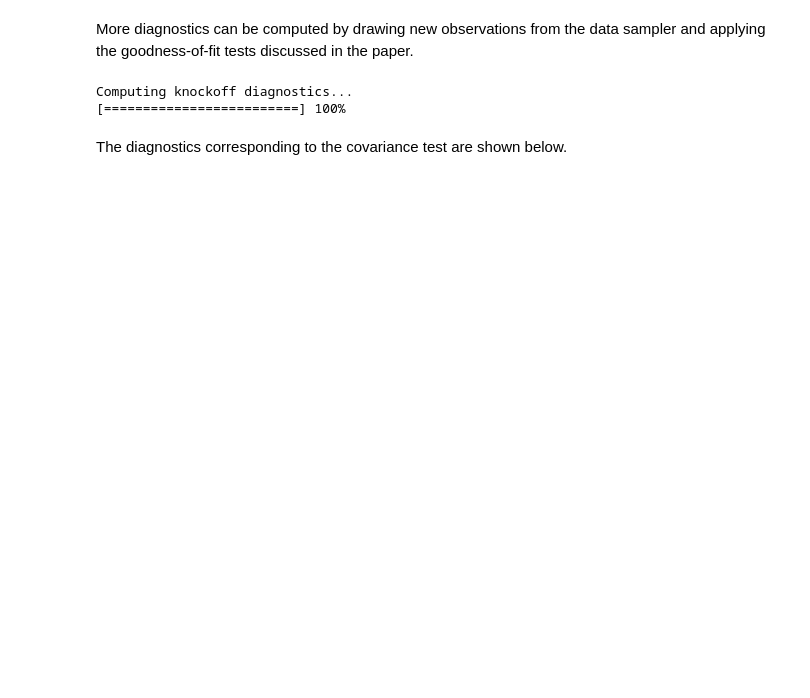
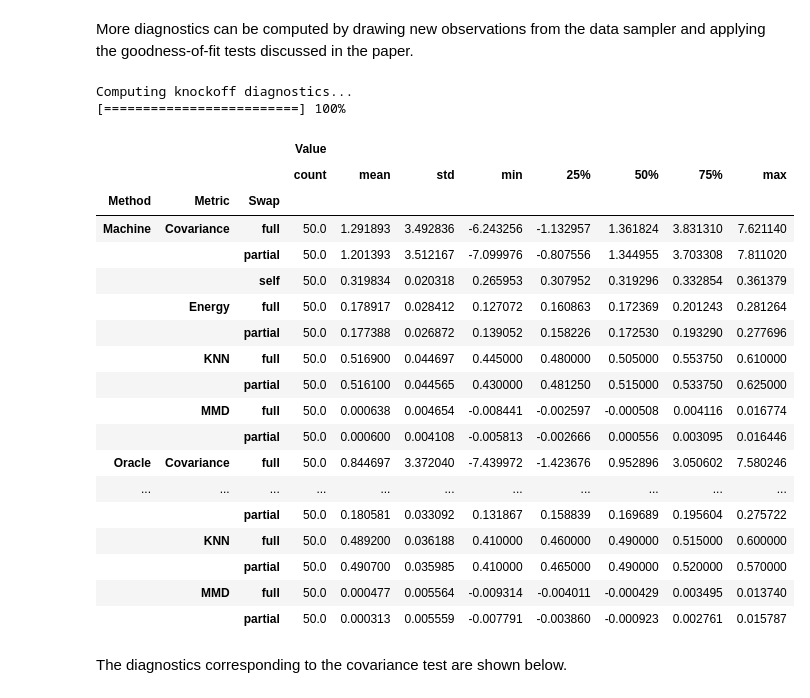
Before and after one commit to msesia/deepknockoffs, a Jupyter notebook: examples/toy-example.ipynb, the cells around one changed output. Drawn from its saved outputs; the diff is of its cells as text; code cells hidden in the pictures; blank space fills up the shorter version.

```diff
--- a/examples/toy-example.ipynb
+++ b/examples/toy-example.ipynb
@@ -217,6 +221,29 @@ Diagnostics = exam.diagnose(n_samples, n_exams)
 # %% [output]
 Computing knockoff diagnostics...
 [=========================] 100%
+# %%
+# Summarize diagnostics
+diagnostics.groupby(['Method', 'Metric', 'Swap']).describe()
+# %% [output]
+|  |  |  | Value |  |  |  |  |  |  |  |
+|  |  |  | count | mean | std | min | 25% | 50% | 75% | max |
+| Method | Metric | Swap |  |  |  |  |  |  |  |  |
+| Machine | Covariance | full | 50.0 | 1.291893 | 3.492836 | -6.243256 | -1.132957 | 1.361824 | 3.831310 | 7.621140 |
+|  |  | partial | 50.0 | 1.201393 | 3.512167 | -7.099976 | -0.807556 | 1.344955 | 3.703308 | 7.811020 |
+|  |  | self | 50.0 | 0.319834 | 0.020318 | 0.265953 | 0.307952 | 0.319296 | 0.332854 | 0.361379 |
+|  | Energy | full | 50.0 | 0.178917 | 0.028412 | 0.127072 | 0.160863 | 0.172369 | 0.201243 | 0.281264 |
+|  |  | partial | 50.0 | 0.177388 | 0.026872 | 0.139052 | 0.158226 | 0.172530 | 0.193290 | 0.277696 |
+|  | KNN | full | 50.0 | 0.516900 | 0.044697 | 0.445000 | 0.480000 | 0.505000 | 0.553750 | 0.610000 |
+|  |  | partial | 50.0 | 0.516100 | 0.044565 | 0.430000 | 0.481250 | 0.515000 | 0.533750 | 0.625000 |
+|  | MMD | full | 50.0 | 0.000638 | 0.004654 | -0.008441 | -0.002597 | -0.000508 | 0.004116 | 0.016774 |
+|  |  | partial | 50.0 | 0.000600 | 0.004108 | -0.005813 | -0.002666 | 0.000556 | 0.003095 | 0.016446 |
+| Oracle | Covariance | full | 50.0 | 0.844697 | 3.372040 | -7.439972 | -1.423676 | 0.952896 | 3.050602 | 7.580246 |
+| ... | ... | ... | ... | ... | ... | ... | ... | ... | ... | ... |
+|  |  | partial | 50.0 | 0.180581 | 0.033092 | 0.131867 | 0.158839 | 0.169689 | 0.195604 | 0.275722 |
+|  | KNN | full | 50.0 | 0.489200 | 0.036188 | 0.410000 | 0.460000 | 0.490000 | 0.515000 | 0.600000 |
+|  |  | partial | 50.0 | 0.490700 | 0.035985 | 0.410000 | 0.465000 | 0.490000 | 0.520000 | 0.570000 |
+|  | MMD | full | 50.0 | 0.000477 | 0.005564 | -0.009314 | -0.004011 | -0.000429 | 0.003495 | 0.013740 |
+|  |  | partial | 50.0 | 0.000313 | 0.005559 | -0.007791 | -0.003860 | -0.000923 | 0.002761 | 0.015787 |
 # %% [markdown]
 The diagnostics corresponding to the covariance test are shown below.
 # %%
```
Also changed, not shown: parts of 15 cells of this notebook, 11 other files.
